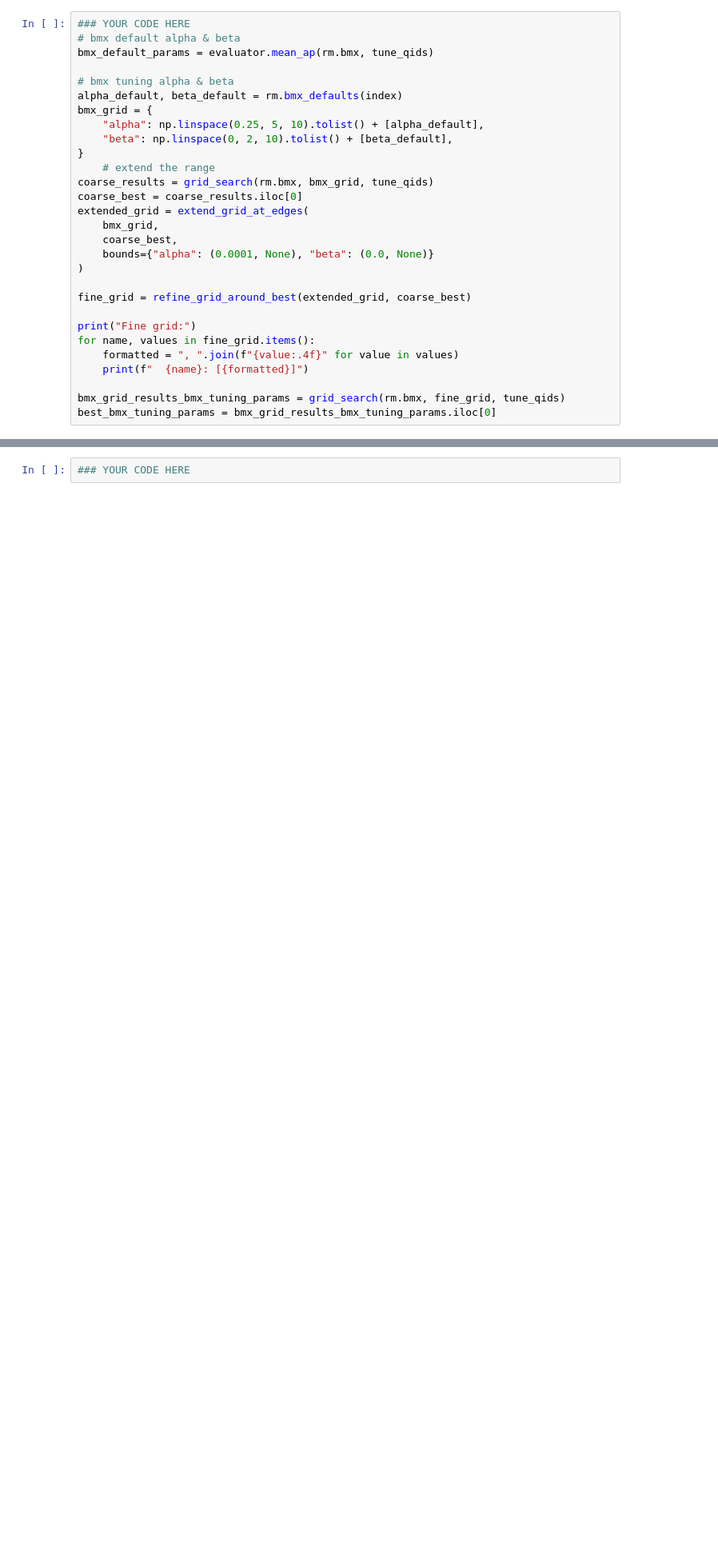
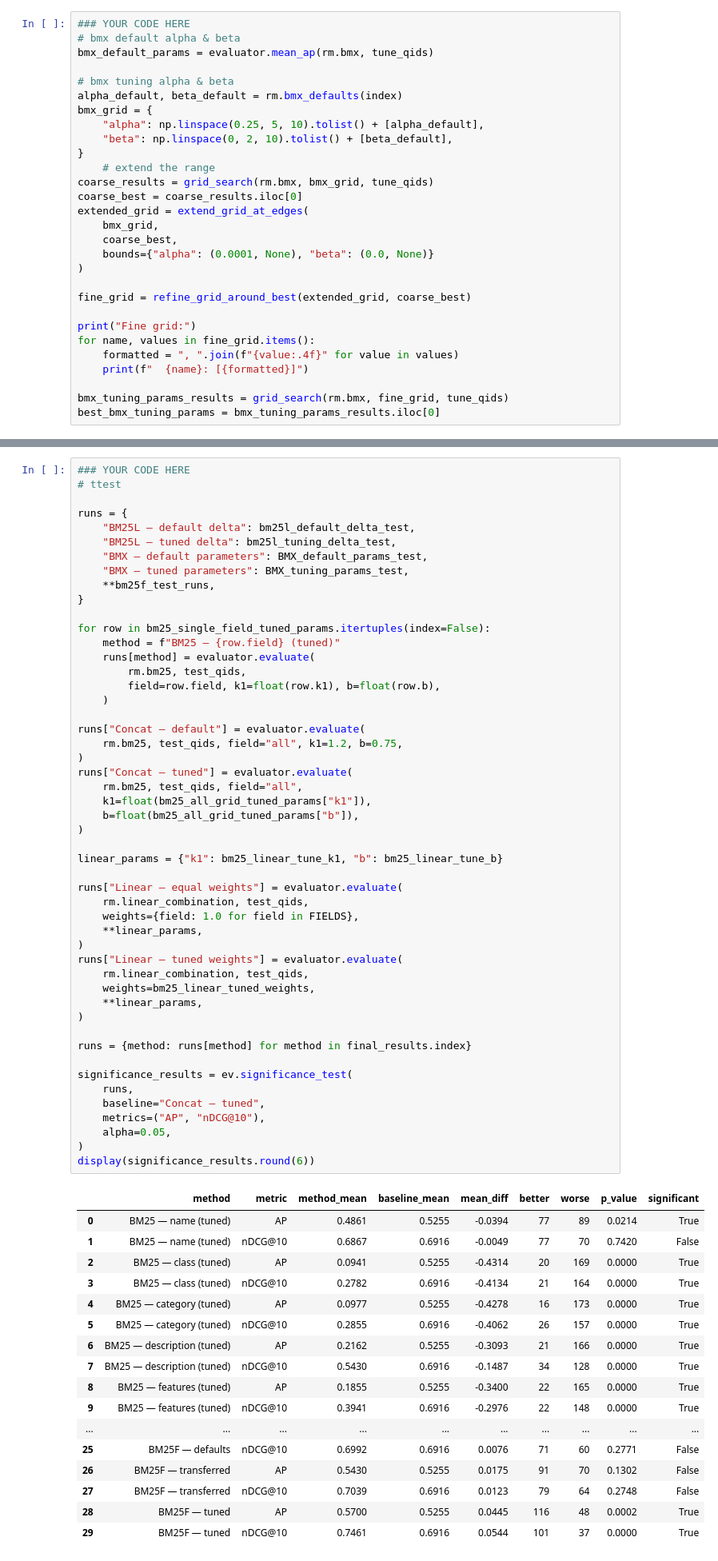
Before and after one commit to HaniehGRN/IR-homework1-BM25, a Jupyter notebook: IIR_CA1_Student-ID.ipynb, the cells around one changed output, grey strips where cells are left out. Shown at 80% size. Cells and saved outputs as stored; diff of their text form; blank space fills up the shorter version.

Commit message:
code - significance test

```diff
--- a/IIR_CA1_Student-ID.ipynb
+++ b/IIR_CA1_Student-ID.ipynb
@@ -809,8 +825,8 @@ for name, values in fine_grid.items():
     formatted = ", ".join(f"{value:.4f}" for value in values)
     print(f"  {name}: [{formatted}]")
 
-bmx_grid_results_bmx_tuning_params = grid_search(rm.bmx, fine_grid, tune_qids)
-best_bmx_tuning_params = bmx_grid_results_bmx_tuning_params.iloc[0]
+bmx_tuning_params_results = grid_search(rm.bmx, fine_grid, tune_qids)
+best_bmx_tuning_params = bmx_tuning_params_results.iloc[0]
 # %% [output]
 Fine grid:
   alpha: [0.2500, 0.4259, 0.6019, 0.7778, 0.9537, 1.1296, 1.3056]
@@ -1167,5 +1249,71 @@ plt.show()
 # %%
 ### YOUR CODE HERE
+# ttest
+
+runs = {
+    "BM25L — default delta": bm25l_default_delta_test,
+    "BM25L — tuned delta": bm25l_tuning_delta_test,
+    "BMX — default parameters": BMX_default_params_test,
+    "BMX — tuned parameters": BMX_tuning_params_test,
+    **bm25f_test_runs,
+}
+
+for row in bm25_single_field_tuned_params.itertuples(index=False):
+    method = f"BM25 — {row.field} (tuned)"
+    runs[method] = evaluator.evaluate(
+        rm.bm25, test_qids,
+        field=row.field, k1=float(row.k1), b=float(row.b),
+    )
+
+runs["Concat — default"] = evaluator.evaluate(
+    rm.bm25, test_qids, field="all", k1=1.2, b=0.75,
+)
+runs["Concat — tuned"] = evaluator.evaluate(
+    rm.bm25, test_qids, field="all",
+    k1=float(bm25_all_grid_tuned_params["k1"]),
+    b=float(bm25_all_grid_tuned_params["b"]),
+)
+
+linear_params = {"k1": bm25_linear_tune_k1, "b": bm25_linear_tune_b}
+
+runs["Linear — equal weights"] = evaluator.evaluate(
+    rm.linear_combination, test_qids,
+    weights={field: 1.0 for field in FIELDS},
+    **linear_params,
+)
+runs["Linear — tuned weights"] = evaluator.evaluate(
+    rm.linear_combination, test_qids,
+    weights=bm25_linear_tuned_weights,
+    **linear_params,
+)
+
+runs = {method: runs[method] for method in final_results.index}
+
+significance_results = ev.significance_test(
+    runs,
+    baseline="Concat — tuned",
+    metrics=("AP", "nDCG@10"),
+    alpha=0.05,
+)
+display(significance_results.round(6))
+# %% [output]
+|  | method | metric | method_mean | baseline_mean | mean_diff | better | worse | p_value | significant |
+| 0 | BM25 — name (tuned) | AP | 0.4861 | 0.5255 | -0.0394 | 77 | 89 | 0.0214 | True |
+| 1 | BM25 — name (tuned) | nDCG@10 | 0.6867 | 0.6916 | -0.0049 | 77 | 70 | 0.7420 | False |
+| 2 | BM25 — class (tuned) | AP | 0.0941 | 0.5255 | -0.4314 | 20 | 169 | 0.0000 | True |
+| 3 | BM25 — class (tuned) | nDCG@10 | 0.2782 | 0.6916 | -0.4134 | 21 | 164 | 0.0000 | True |
+| 4 | BM25 — category (tuned) | AP | 0.0977 | 0.5255 | -0.4278 | 16 | 173 | 0.0000 | True |
+| 5 | BM25 — category (tuned) | nDCG@10 | 0.2855 | 0.6916 | -0.4062 | 26 | 157 | 0.0000 | True |
+| 6 | BM25 — description (tuned) | AP | 0.2162 | 0.5255 | -0.3093 | 21 | 166 | 0.0000 | True |
+| 7 | BM25 — description (tuned) | nDCG@10 | 0.5430 | 0.6916 | -0.1487 | 34 | 128 | 0.0000 | True |
+| 8 | BM25 — features (tuned) | AP | 0.1855 | 0.5255 | -0.3400 | 22 | 165 | 0.0000 | True |
+| 9 | BM25 — features (tuned) | nDCG@10 | 0.3941 | 0.6916 | -0.2976 | 22 | 148 | 0.0000 | True |
+| ... | ... | ... | ... | ... | ... | ... | ... | ... | ... |
+| 25 | BM25F — defaults | nDCG@10 | 0.6992 | 0.6916 | 0.0076 | 71 | 60 | 0.2771 | False |
+| 26 | BM25F — transferred | AP | 0.5430 | 0.5255 | 0.0175 | 91 | 70 | 0.1302 | False |
+| 27 | BM25F — transferred | nDCG@10 | 0.7039 | 0.6916 | 0.0123 | 79 | 64 | 0.2748 | False |
+| 28 | BM25F — tuned | AP | 0.5700 | 0.5255 | 0.0445 | 116 | 48 | 0.0002 | True |
+| 29 | BM25F — tuned | nDCG@10 | 0.7461 | 0.6916 | 0.0544 | 101 | 37 | 0.0000 | True |
 # %% [markdown]
 <div dir="rtl" style="font-family: Vazirmatn, Vazir, Tahoma, sans-serif; box-sizing: border-box; width: 100%; max-width: 100%; background: #E0F2F1; color: #00332E; border-right: 6px solid #00897B; border-radius: 10px; padding: 14px 20px; line-height: 1.9; font-size: 15px;">
 <b>❓ سوالات مفهومی</b><br>
```
Also changed, not shown: parts of 10 cells of this notebook, 1 other file.
